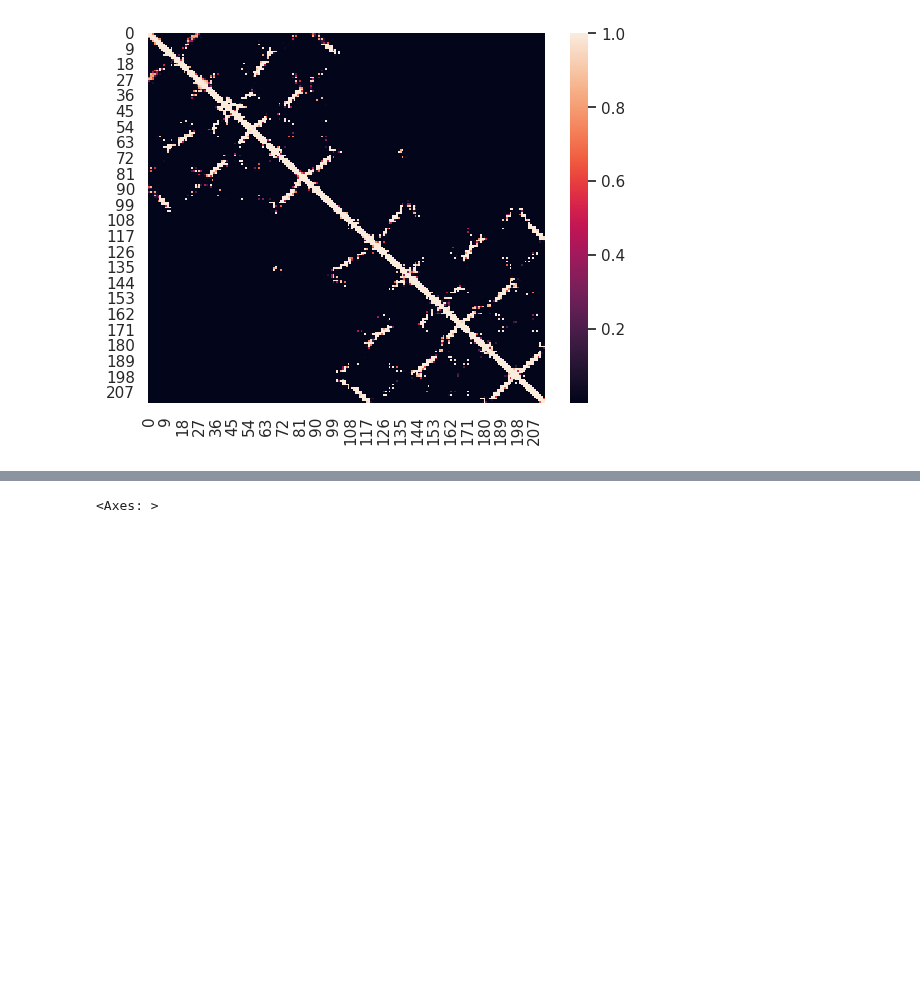
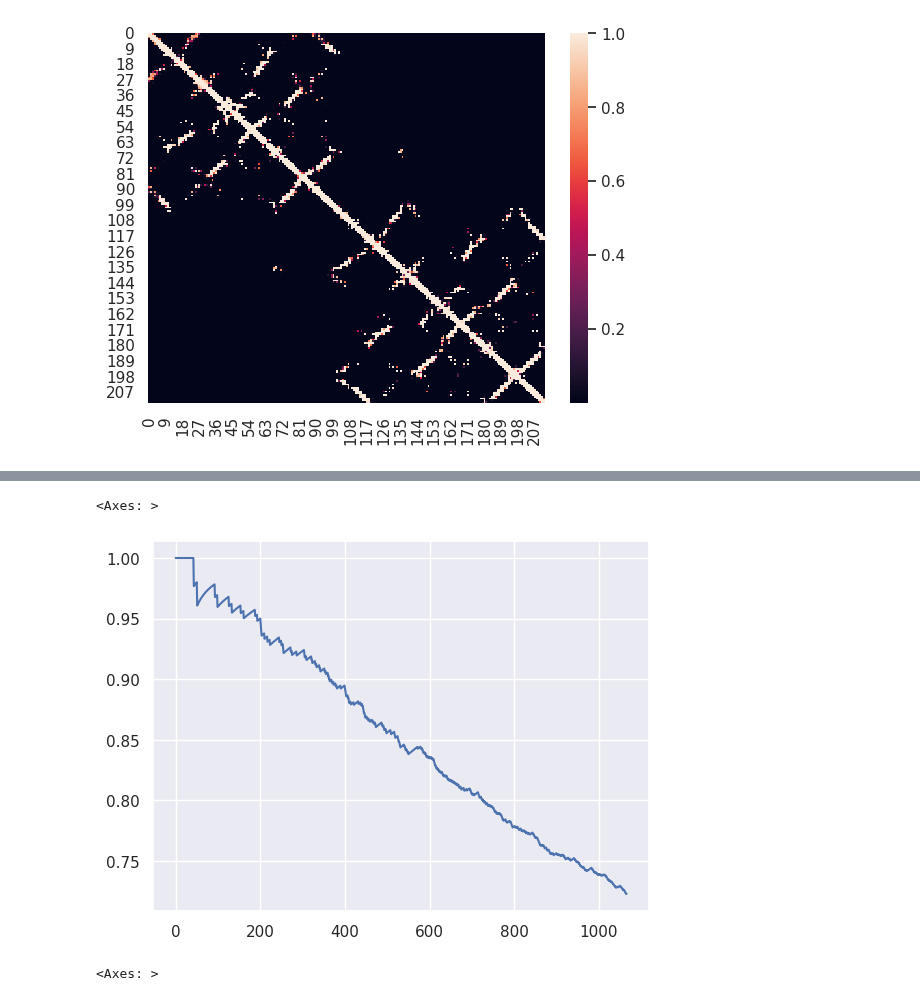
Before and after one commit to Vincent-La/cmsc702-protein-lm, a Jupyter notebook: notebooks/true_contacts.ipynb, the cells around one changed output, grey strips where cells are left out. Saved outputs shown, nothing was run; the diff lists cells and outputs as text; code cells hidden in the pictures; blank space fills up the shorter version.

```diff
--- a/notebooks/true_contacts.ipynb
+++ b/notebooks/true_contacts.ipynb
@@ -197,3 +211,6 @@ FINISHED
+# %%
+#esm_contacthead_output = inference_from_pdb(ESM_CONTACT_HEAD, pdb_path, device)
+esm_contacthead_output = np.load("../data/cadherin/PF00028_esm_contacthead_output.npy")
 # %%
 # output should be LxL where L is the length of seq
 assert esm_contacthead_output.shape == (len(seq), len(seq))
@@ -205,3 +218,13 @@ precision_at_k(esm_contacthead_output, contacts, esm_contacthead_output.shape[0]
+# %%
+# precision @ L
+esm_contacthead_pl = np.ones([1+esm_contacthead_output.shape[0] * 5])
+for k in range(1, esm_contacthead_pl.shape[0]):
+    esm_contacthead_pl[k]=precision_at_k(esm_contacthead_output, contacts, k)
+np.save("../data/cadherin/PF00028_esm_contacthead_pl.npy", esm_contacthead_pl)
+sns.lineplot(esm_contacthead_pl)
+# %% [output]
+<Axes: >
+[figure, added]
 # %%
 sns.set_theme()
 sns.heatmap(esm_contacthead_output)
```
Also changed, not shown: parts of 25 cells of this notebook.
